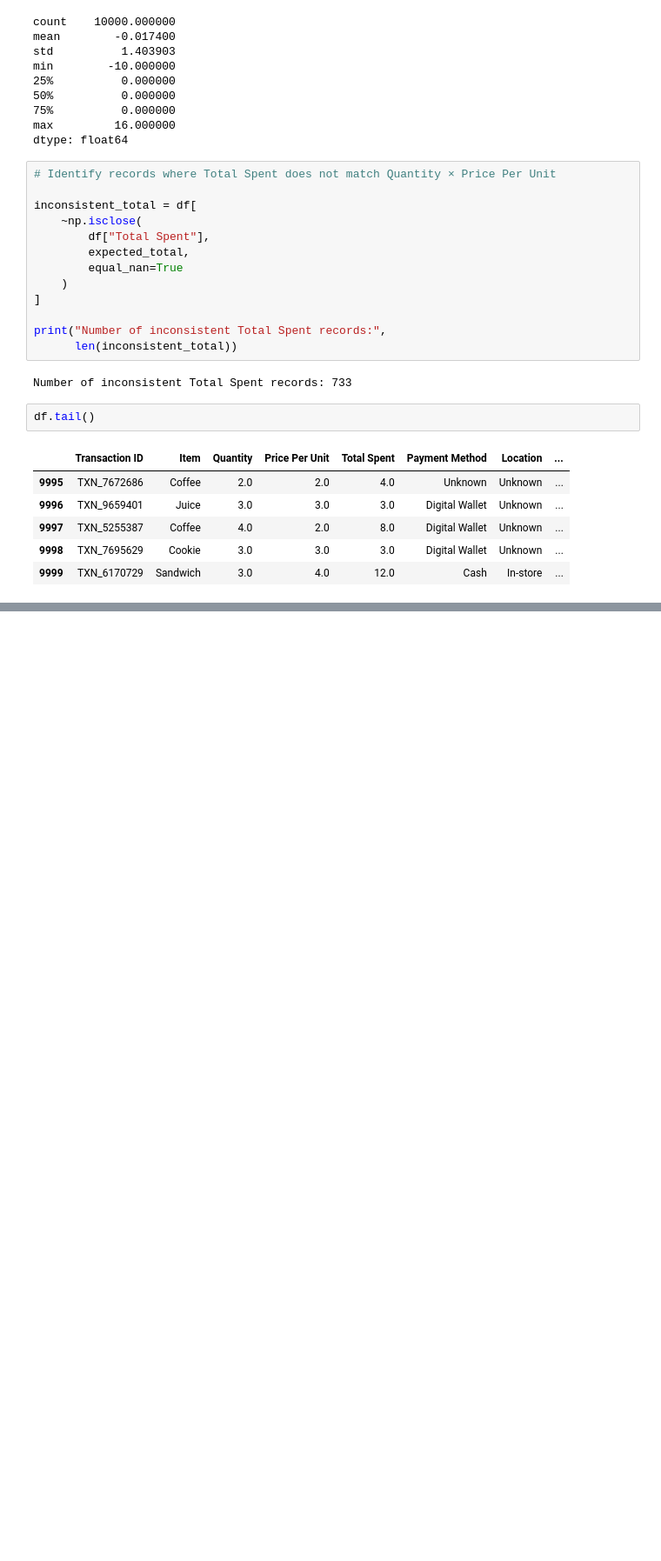
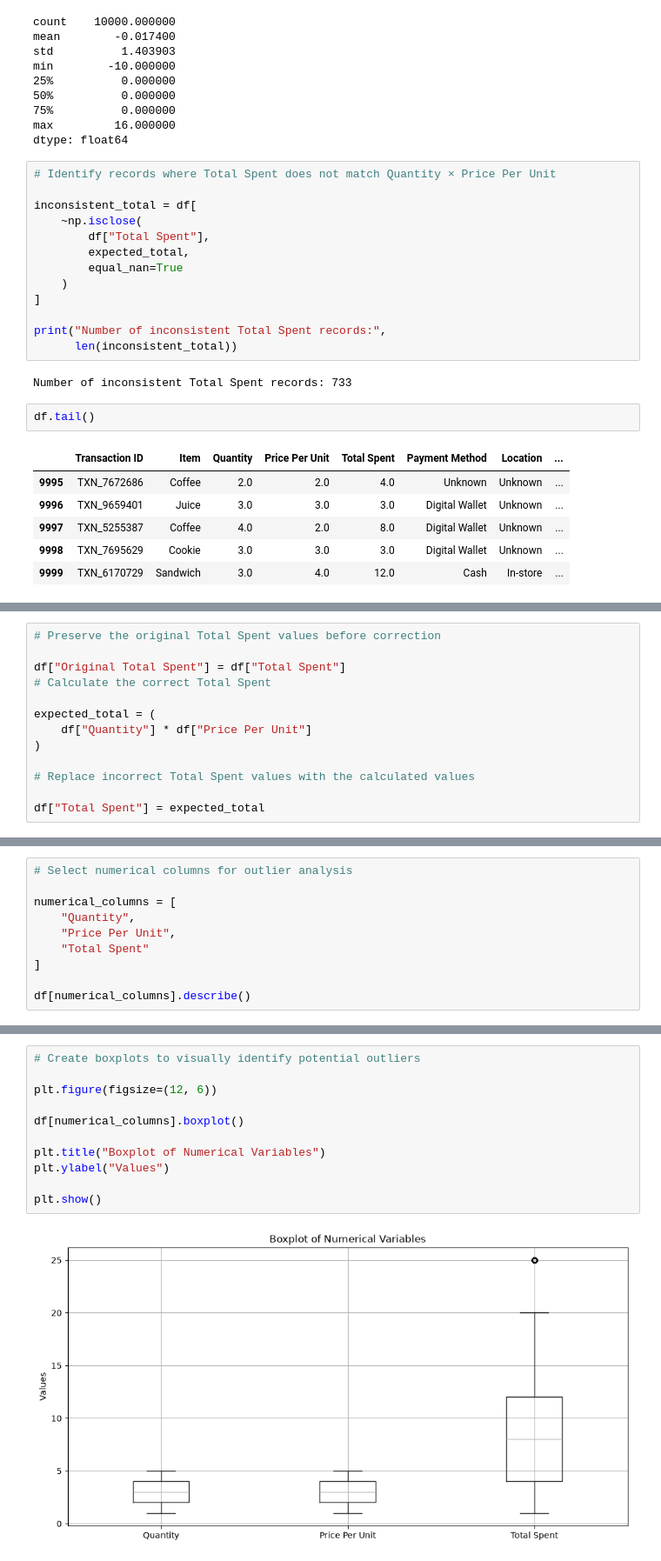
Before and after one commit to VinutaNaik27/Yuvaintern-Data-Science-Internship, a Jupyter notebook: Data_preprocessing.ipynb, the cells around one changed output, grey strips where cells are left out. Shown: that part at 87% size. Drawn from its saved outputs; the diff is of its cells as text; blank space fills up the shorter version.

```diff
--- a/Data_preprocessing.ipynb
+++ b/Data_preprocessing.ipynb
@@ -489,0 +680,13 @@ dtype: int64
+# %%
+# Preserve the original Total Spent values before correction
+
+df["Original Total Spent"] = df["Total Spent"]
+# Calculate the correct Total Spent
+
+expected_total = (
+    df["Quantity"] * df["Price Per Unit"]
+)
+
+# Replace incorrect Total Spent values with the calculated values
+
+df["Total Spent"] = expected_total
@@ -489,0 +743,10 @@ dtype: int64
+# %%
+# Select numerical columns for outlier analysis
+
+numerical_columns = [
+    "Quantity",
+    "Price Per Unit",
+    "Total Spent"
+]
+
+df[numerical_columns].describe()
@@ -489,0 +763,13 @@ dtype: int64
+# %%
+# Create boxplots to visually identify potential outliers
+
+plt.figure(figsize=(12, 6))
+
+df[numerical_columns].boxplot()
+
+plt.title("Boxplot of Numerical Variables")
+plt.ylabel("Values")
+
+plt.show()
+# %% [output]
+[figure, added]
```
Also changed, not shown: parts of 23 cells of this notebook.
